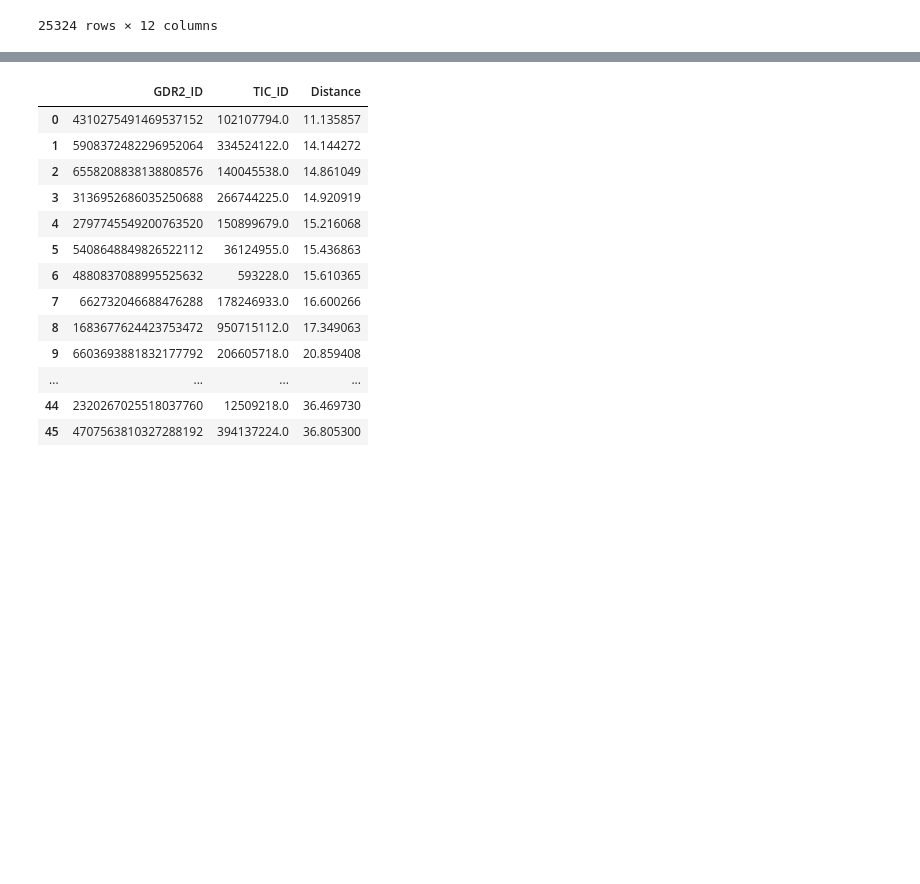
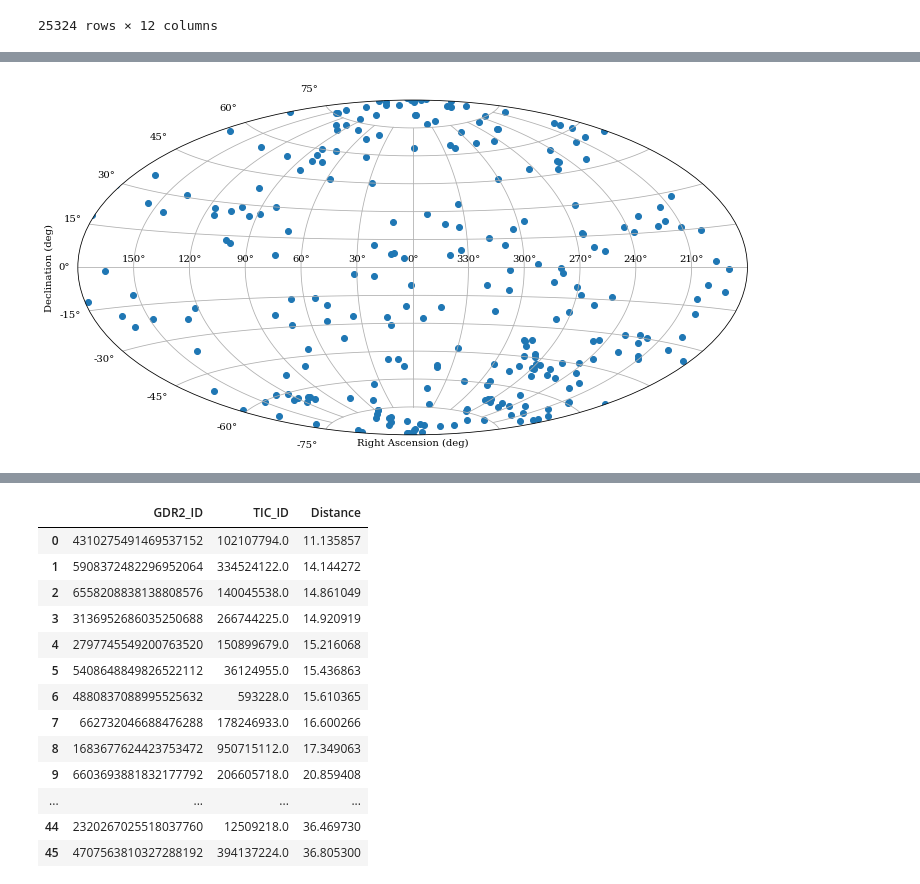
Before and after one commit to lgbouma/sunnyhills, a Jupyter notebook: epochs/veronica/ExoplanetGraphs.ipynb, the cells around one changed output, grey strips where cells are left out. Cells and saved outputs as stored; diff of their text form; code cells hidden in the pictures; blank space fills up the shorter version.

```diff
--- a/epochs/veronica/ExoplanetGraphs.ipynb
+++ b/epochs/veronica/ExoplanetGraphs.ipynb
@@ -33,3 +39,21 @@ ax = plt.scatter(rightAscension,declination,c=np.log10(distances))
+# %%
+plt.figure(figsize=(12, 8))
+plt.subplot(projection="aitoff")
+
+plt.scatter(rightAscension, declination)
+
+plt.xticks(ticks=np.radians([-150, -120, -90, -60, -30, 0, \
+                             30, 60, 90, 120, 150]),
+           labels=['150°', '120°', '90°', '60°', '30°', '0°', \
+                   '330°', '300°', '270°', '240°', '210°'])
+
+plt.xlabel('Right Ascension (deg)')
+plt.ylabel('Declination (deg)')
+
+plt.grid(True)
+plt.show()
+# %% [output]
+[figure, added]
 # %%
 stellarColors = df['bp-rp'][:500]
 stellarMags = df['g_mag'][:500]
```
Also changed, not shown: parts of 3 cells of this notebook, 1 other file.
